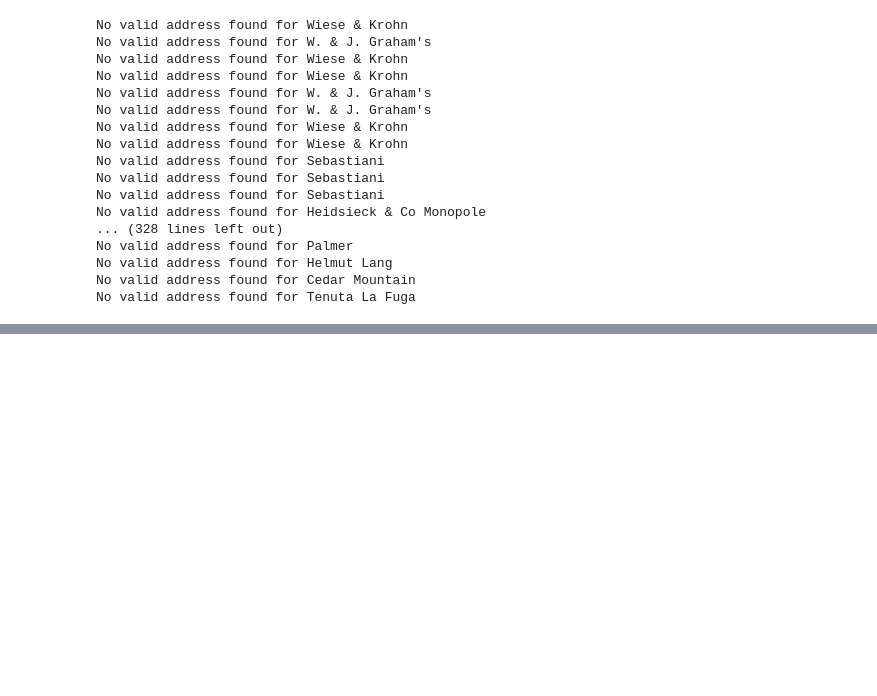
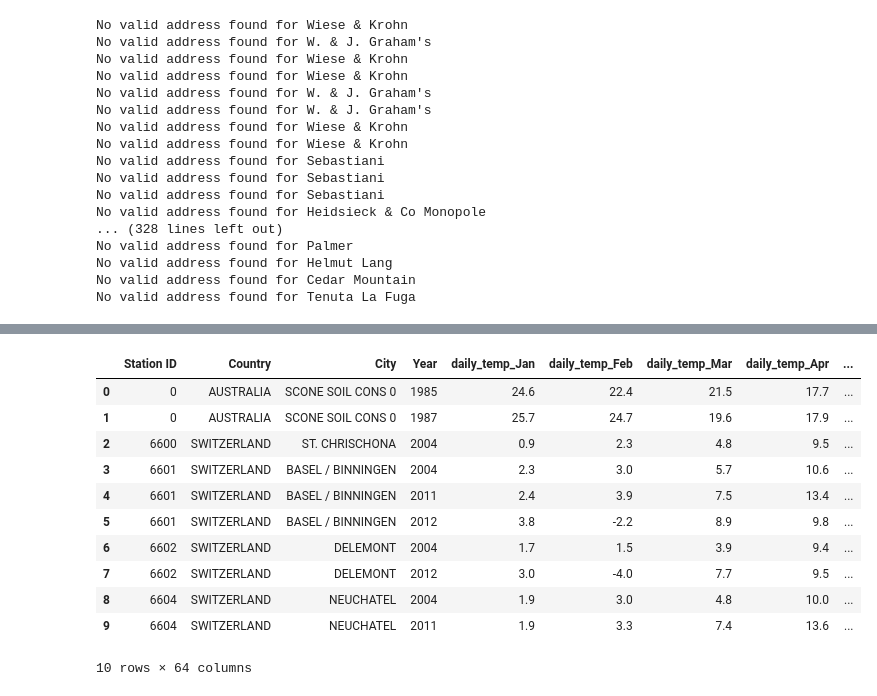
Before and after one commit to georgejieh/predicting_grape_suitability_based_on_climate_and_precipitation, a Jupyter notebook: exploratory_data_analysis_public.ipynb, the cells around one changed output, grey strips where cells are left out. Saved outputs shown, nothing was run; the diff lists cells and outputs as text; code cells hidden in the pictures; blank space fills up the shorter version.

```diff
--- a/exploratory_data_analysis_public.ipynb
+++ b/exploratory_data_analysis_public.ipynb
@@ -990,0 +1060,15 @@ No valid address found for Tenuta La Fuga
+# %%
+downloaded_weather_data.head(10)
+# %% [output]
+|  | Station ID | Country | City | Year | daily_temp_Jan | daily_temp_Feb | daily_temp_Mar | daily_temp_Apr | ... |
+| 0 | 0 | AUSTRALIA | SCONE SOIL CONS 0 | 1985 | 24.6 | 22.4 | 21.5 | 17.7 | ... |
+| 1 | 0 | AUSTRALIA | SCONE SOIL CONS 0 | 1987 | 25.7 | 24.7 | 19.6 | 17.9 | ... |
+| 2 | 6600 | SWITZERLAND | ST. CHRISCHONA | 2004 | 0.9 | 2.3 | 4.8 | 9.5 | ... |
+| 3 | 6601 | SWITZERLAND | BASEL / BINNINGEN | 2004 | 2.3 | 3.0 | 5.7 | 10.6 | ... |
+| 4 | 6601 | SWITZERLAND | BASEL / BINNINGEN | 2011 | 2.4 | 3.9 | 7.5 | 13.4 | ... |
+| 5 | 6601 | SWITZERLAND | BASEL / BINNINGEN | 2012 | 3.8 | -2.2 | 8.9 | 9.8 | ... |
+| 6 | 6602 | SWITZERLAND | DELEMONT | 2004 | 1.7 | 1.5 | 3.9 | 9.4 | ... |
+| 7 | 6602 | SWITZERLAND | DELEMONT | 2012 | 3.0 | -4.0 | 7.7 | 9.5 | ... |
+| 8 | 6604 | SWITZERLAND | NEUCHATEL | 2004 | 1.9 | 3.0 | 4.8 | 10.0 | ... |
+| 9 | 6604 | SWITZERLAND | NEUCHATEL | 2011 | 1.9 | 3.3 | 7.4 | 13.6 | ... |
+10 rows × 64 columns
```
Also changed, not shown: parts of 14 cells of this notebook, 4 other files.
